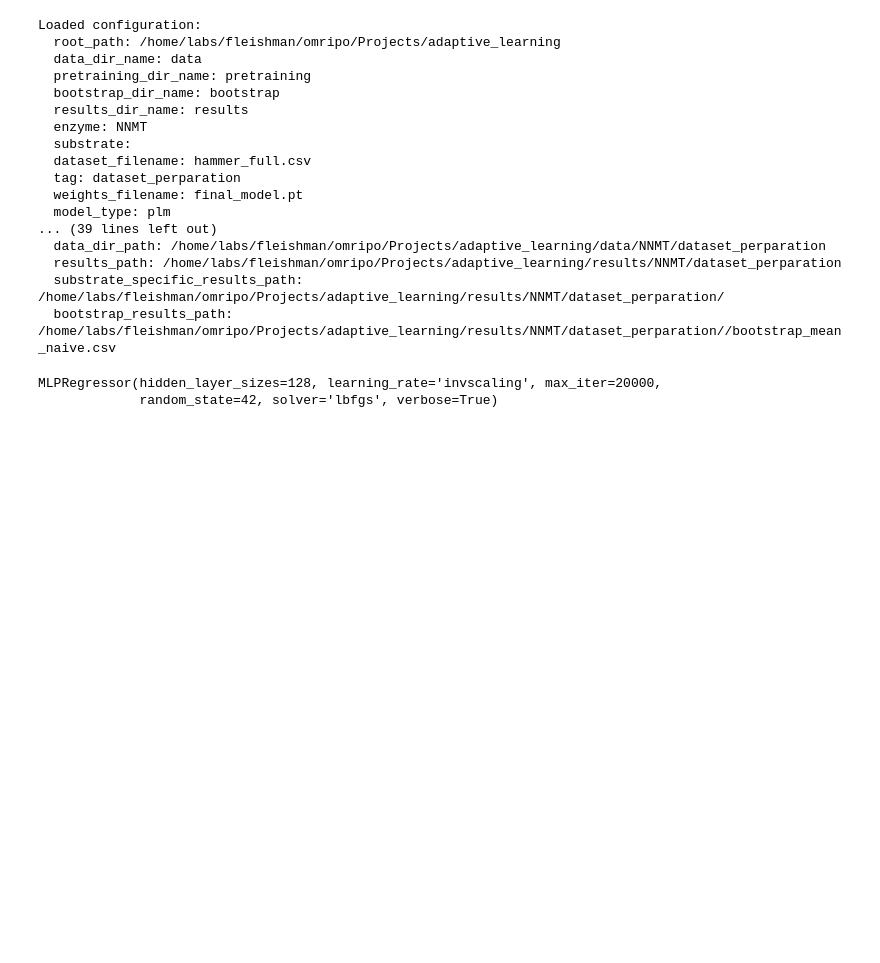
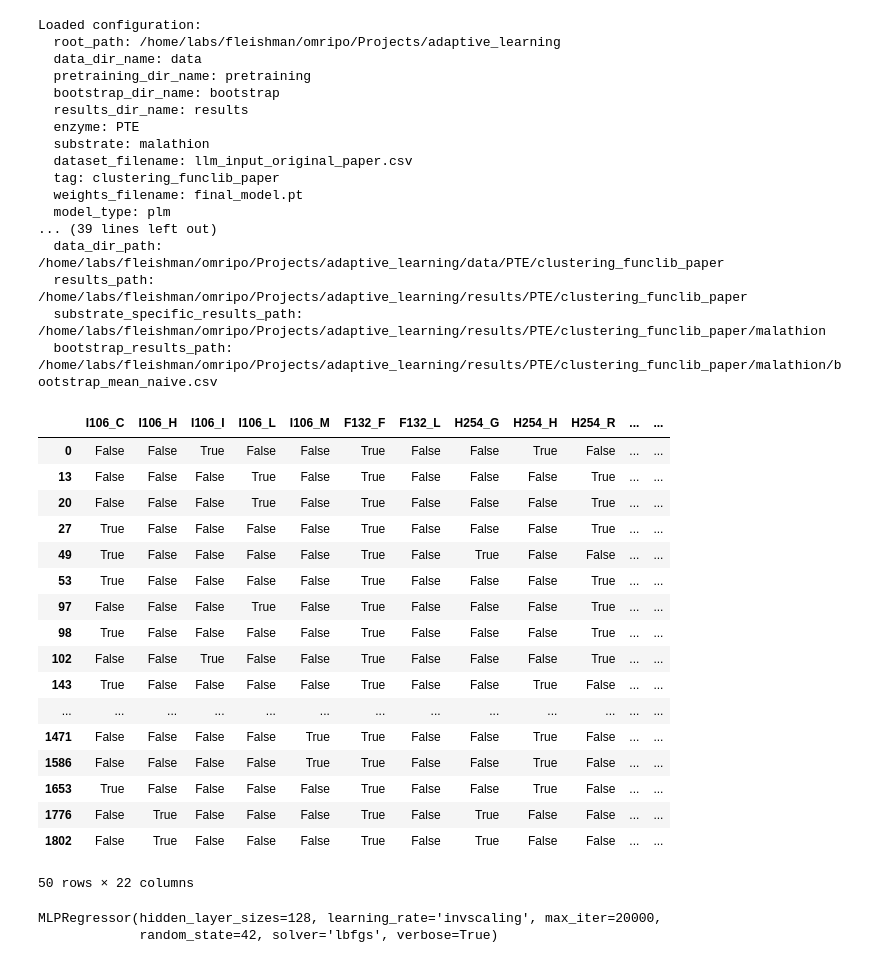
Before and after one commit to omriporat/adaptive_learning, a Jupyter notebook: code/notebooks/epinnet.ipynb, the cells around one changed output. Saved outputs shown, nothing was run; the diff lists cells and outputs as text; code cells hidden in the pictures; blank space fills up the shorter version.

Commit message:
some updates to clustering and bootstrapping

```diff
--- a/code/notebooks/epinnet.ipynb
+++ b/code/notebooks/epinnet.ipynb
@@ -13,7 +13,7 @@ import pandas as pd
 # %%
 from config import load_config
 # %%
-config = load_config("config_hammer.yaml")
+config = load_config("config_original_paper.yaml")
 sequences_df = pd.read_csv(config["dataset_path"])
 # %% [output]
 Loaded configuration:
@@ -22,17 +22,17 @@ Loaded configuration:
   pretraining_dir_name: pretraining
   bootstrap_dir_name: bootstrap
   results_dir_name: results
-  enzyme: NNMT
-  substrate:
-  dataset_filename: hammer_full.csv
-  tag: dataset_perparation
+  enzyme: PTE
+  substrate: malathion
+  dataset_filename: llm_input_original_paper.csv
+  tag: clustering_funclib_paper
   weights_filename: final_model.pt
   model_type: plm
 ... (39 lines left out)
-  data_dir_path: /home/labs/fleishman/omripo/Projects/adaptive_learning/data/NNMT/dataset_perparation
-  results_path: /home/labs/fleishman/omripo/Projects/adaptive_learning/results/NNMT/dataset_perparation
-  substrate_specific_results_path: /home/labs/fleishman/omripo/Projects/adaptive_learning/results/NNMT/dataset_perparation/
-  bootstrap_results_path: /home/labs/fleishman/omripo/Projects/adaptive_learning/results/NNMT/dataset_perparation//bootstrap_mean_naive.csv
+  data_dir_path: /home/labs/fleishman/omripo/Projects/adaptive_learning/data/PTE/clustering_funclib_paper
+  results_path: /home/labs/fleishman/omripo/Projects/adaptive_learning/results/PTE/clustering_funclib_paper
+  substrate_specific_results_path: /home/labs/fleishman/omripo/Projects/adaptive_learning/results/PTE/clustering_funclib_paper/malathion
+  bootstrap_results_path: /home/labs/fleishman/omripo/Projects/adaptive_learning/results/PTE/clustering_funclib_paper/malathion/bootstrap_mean_naive.csv
 # %%
 from bootstrap import get_oh_table
 # %%
@@ -44,3 +46,24 @@ oh_funclib_df, y, design_numbers = get_oh_table(
+# %%
+oh_funclib_df
+# %% [output]
+|  | I106_C | I106_H | I106_I | I106_L | I106_M | F132_F | F132_L | H254_G | H254_H | H254_R | ... | ... |
+| 0 | False | False | True | False | False | True | False | False | True | False | ... | ... |
+| 13 | False | False | False | True | False | True | False | False | False | True | ... | ... |
+| 20 | False | False | False | True | False | True | False | False | False | True | ... | ... |
+| 27 | True | False | False | False | False | True | False | False | False | True | ... | ... |
+| 49 | True | False | False | False | False | True | False | True | False | False | ... | ... |
+| 53 | True | False | False | False | False | True | False | False | False | True | ... | ... |
+| 97 | False | False | False | True | False | True | False | False | False | True | ... | ... |
+| 98 | True | False | False | False | False | True | False | False | False | True | ... | ... |
+| 102 | False | False | True | False | False | True | False | False | False | True | ... | ... |
+| 143 | True | False | False | False | False | True | False | False | True | False | ... | ... |
+| ... | ... | ... | ... | ... | ... | ... | ... | ... | ... | ... | ... | ... |
+| 1471 | False | False | False | False | True | True | False | False | True | False | ... | ... |
+| 1586 | False | False | False | False | True | True | False | False | True | False | ... | ... |
+| 1653 | True | False | False | False | False | True | False | False | True | False | ... | ... |
+| 1776 | False | True | False | False | False | True | False | True | False | False | ... | ... |
+| 1802 | False | True | False | False | False | True | False | True | False | False | ... | ... |
+50 rows × 22 columns
 # %%
 from sklearn.neural_network import MLPClassifier, MLPRegressor
 # %%
```
Also changed, not shown: parts of 10 cells of this notebook, 23 other files.
